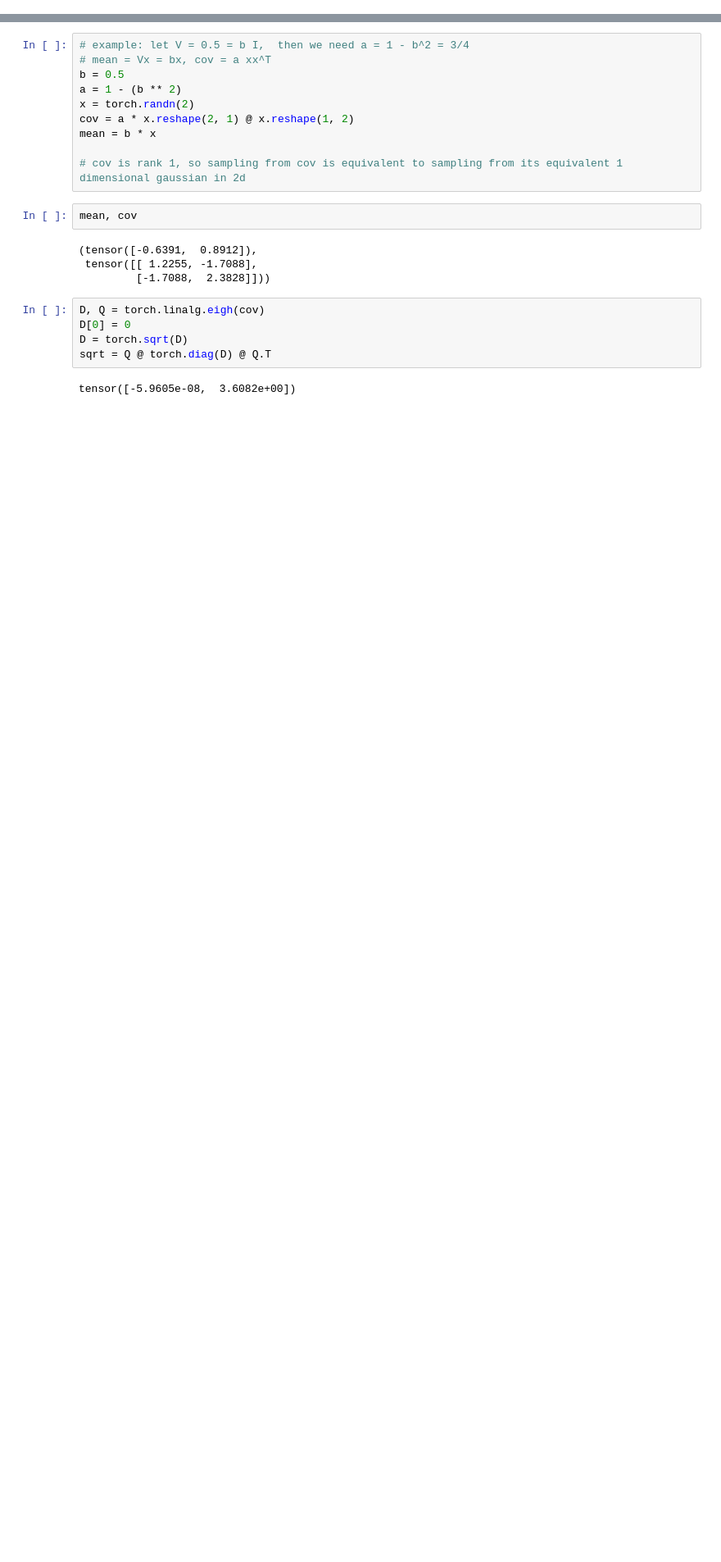
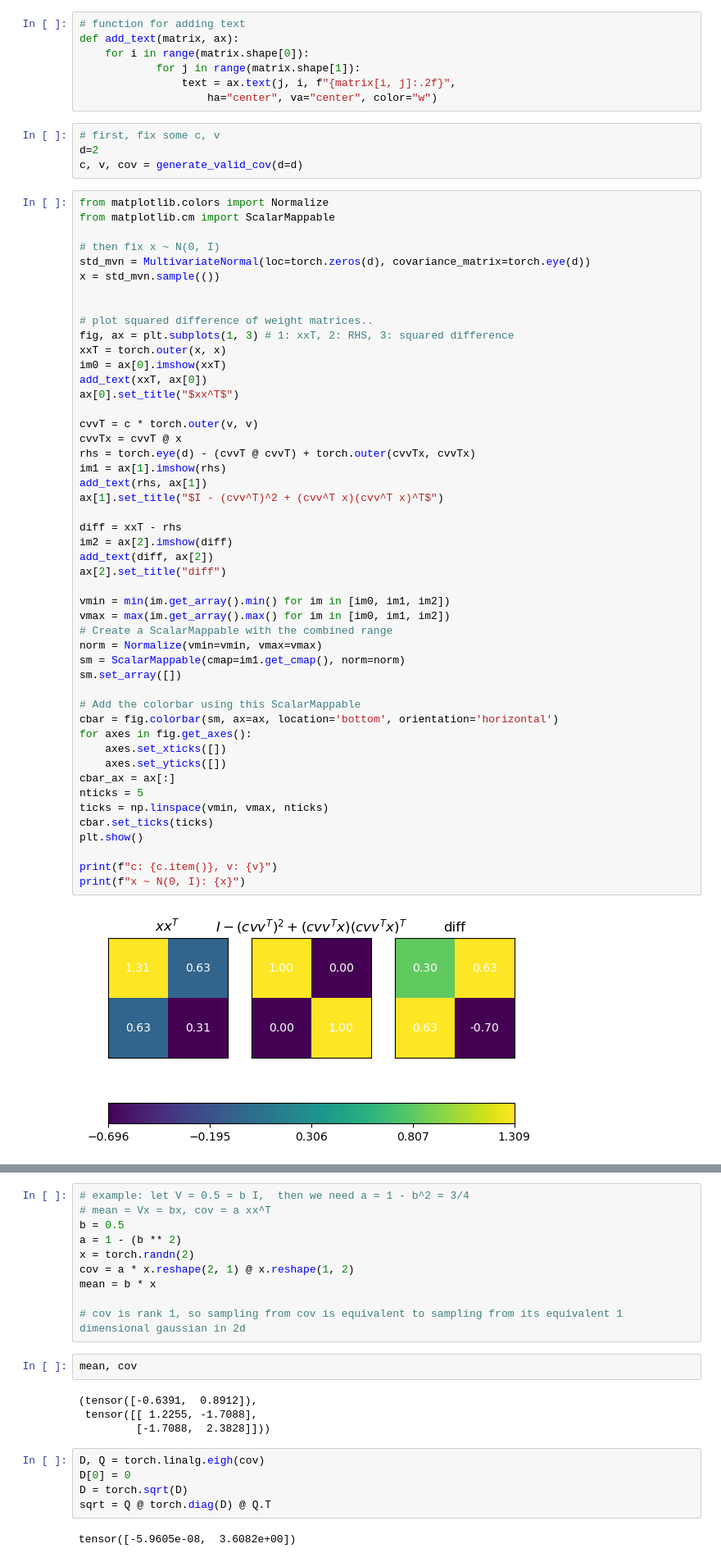
Before and after one commit to dante-hl/matrixssl-inductive, a Jupyter notebook: notebooks/distributions.ipynb, the cells around one changed output, grey strips where cells are left out. Shown: that part at 82% size. Cells and saved outputs as stored; diff of their text form; blank space fills up the shorter version.

```diff
--- a/notebooks/distributions.ipynb
+++ b/notebooks/distributions.ipynb
@@ -3,0 +132,61 @@ from torch.distributions.multivariate_normal import MultivariateNormal
+# %%
+# function for adding text
+def add_text(matrix, ax):
+    for i in range(matrix.shape[0]):
+            for j in range(matrix.shape[1]):
+                text = ax.text(j, i, f"{matrix[i, j]:.2f}",
+                    ha="center", va="center", color="w")
+# %%
+# first, fix some c, v
+d=2
+c, v, cov = generate_valid_cov(d=d)
+# %%
+from matplotlib.colors import Normalize
+from matplotlib.cm import ScalarMappable
+
+# then fix x ~ N(0, I)
+std_mvn = MultivariateNormal(loc=torch.zeros(d), covariance_matrix=torch.eye(d))
+x = std_mvn.sample(())
+
+
+# plot squared difference of weight matrices..
+fig, ax = plt.subplots(1, 3) # 1: xxT, 2: RHS, 3: squared difference
+xxT = torch.outer(x, x)
+im0 = ax[0].imshow(xxT)
+add_text(xxT, ax[0])
+ax[0].set_title("$xx^T$")
+
+cvvT = c * torch.outer(v, v)
+cvvTx = cvvT @ x
+rhs = torch.eye(d) - (cvvT @ cvvT) + torch.outer(cvvTx, cvvTx)
+im1 = ax[1].imshow(rhs)
+add_text(rhs, ax[1])
+ax[1].set_title("$I - (cvv^T)^2 + (cvv^T x)(cvv^T x)^T$")
+
+diff = xxT - rhs
+im2 = ax[2].imshow(diff)
+add_text(diff, ax[2])
+ax[2].set_title("diff")
+
+vmin = min(im.get_array().min() for im in [im0, im1, im2])
+vmax = max(im.get_array().max() for im in [im0, im1, im2])
+# Create a ScalarMappable with the combined range
+norm = Normalize(vmin=vmin, vmax=vmax)
+sm = ScalarMappable(cmap=im1.get_cmap(), norm=norm)
+sm.set_array([])
+
+# Add the colorbar using this ScalarMappable
+cbar = fig.colorbar(sm, ax=ax, location='bottom', orientation='horizontal')
+for axes in fig.get_axes():
+    axes.set_xticks([])
+    axes.set_yticks([])
+cbar_ax = ax[:]
+nticks = 5
+ticks = np.linspace(vmin, vmax, nticks)
+cbar.set_ticks(ticks)
+plt.show()
+
+print(f"c: {c.item()}, v: {v}")
+print(f"x ~ N(0, I): {x}")
+# %% [output]
+[figure, added]
```
Also changed, not shown: parts of 33 cells of this notebook, 2 other files.
